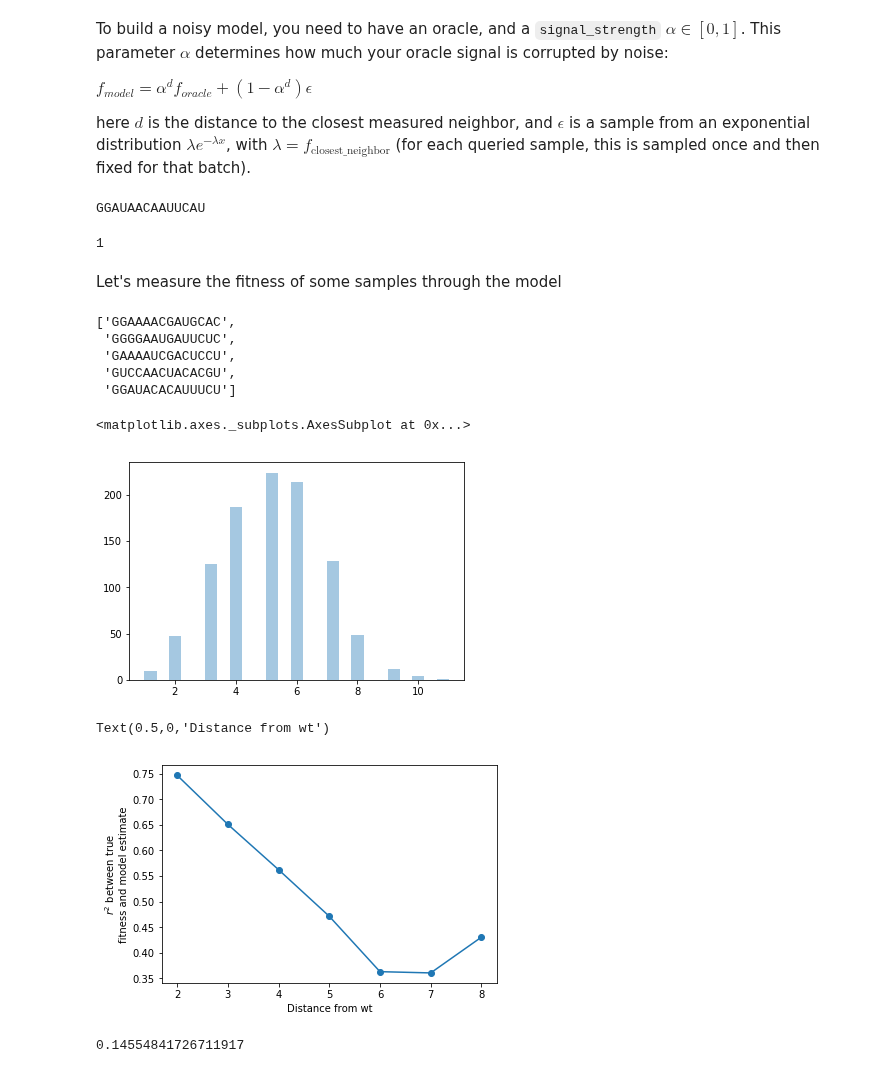
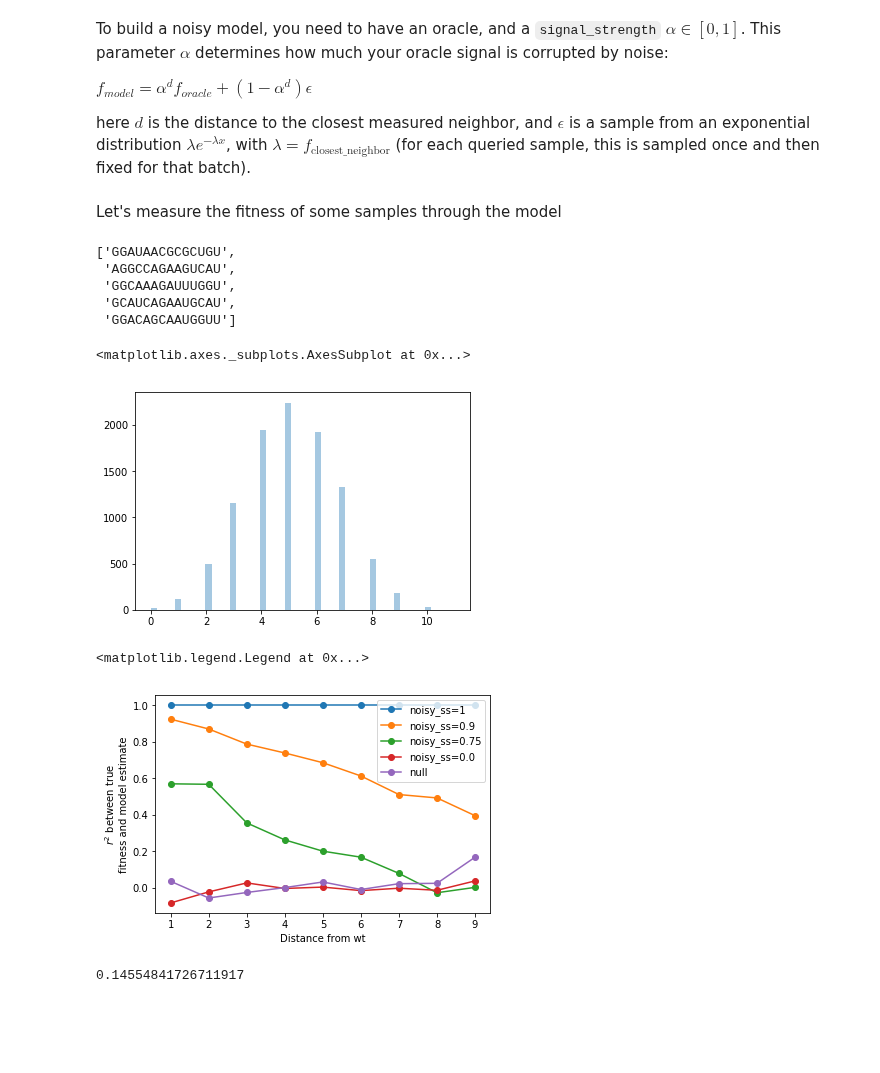
Before and after one commit to samsinai/FLEXS, a Jupyter notebook: examples/Tutorial.ipynb, the cells around one changed output. Cells and saved outputs as stored; diff of their text form; code cells hidden in the pictures; blank space fills up the shorter version.

```diff
--- a/examples/Tutorial.ipynb
+++ b/examples/Tutorial.ipynb
@@ -110,10 +114,6 @@ noisy_model = Noisy_abstract_model(landscape_oracle, signal_strength=0.9)
 # %%
-
-noisy_model.reset([wt])
-noisy_model.cost
+for noisy_model in noisy_models:
+    noisy_model.reset([wt])
-# %% [output]
-GGAUAACAAUUCAU
-1
 # %% [markdown]
 Let's measure the fitness of some samples through the model
 # %%
@@ -121,14 +121,14 @@ from utils.sequence_utils import generate_random_mutant
 # %%
 mutation_rate = 0.5
 RNA_alphabet = "UCGA"
-samples = [generate_random_mutant(wt, mutation_rate, alphabet= RNA_alphabet) for i in range(1000)]
+samples = [generate_random_mutant(wt, mutation_rate, alphabet= RNA_alphabet) for i in range(10000)]
 samples[:5]
 # %% [output]
-['GGAAAACGAUGCAC',
- 'GGGGAAUGAUUCUC',
- 'GAAAAUCGACUCCU',
- 'GUCCAACUACACGU',
- 'GGAUACACAUUUCU']
+['GGAUAACGCGCUGU',
+ 'AGGCCAGAAGUCAU',
+ 'GGCAAAGAUUUGGU',
+ 'GCAUCAGAAUGCAU',
+ 'GGACAGCAAUGGUU']
 # %%
 from scipy.stats import pearsonr,spearmanr
 # %%
@@ -139,7 +139,7 @@ for sequence in samples:
 sns.distplot(distances, kde=False)
 # %% [output]
 <matplotlib.axes._subplots.AxesSubplot at 0x...>
-[figure, old version]
+[figure, new version]
 # %%
 def get_corr_per_distance(samples,distances, model):
     corrs=[]
@@ -148,21 +148,27 @@ def get_corr_per_distance(samples,distances, model):
         for j in range(len(samples)):
             if distances[j]==i:
                samples_at_distance.append(samples[j])
-        if len(samples_at_distance)>20:
+        if len(samples_at_distance)>50:
             corrs.append(pearsonr(np.array([landscape_oracle.get_fitness(x) for x in samples_at_distance]),\
-                              np.array([model.get_fitness(x) for x in samples_at_distance]))[0]**2)
+                              np.array([model.get_fitness(x) for x in samples_at_distance]))[0])
         else:
             corrs.append(np.nan)
     return corrs
 # %%
-corrs = get_corr_per_distance(samples,distances,noisy_model)
+corrs = [get_corr_per_distance(samples,distances,noisy_model) for noisy_model in noisy_models]
+corrs_null = get_corr_per_distance(samples, distances, null_model)
 # %%
-plt.plot(range(1,11),corrs,'o-')
+plt.plot(range(1,11),corrs[0],'o-', label="noisy_ss=1")
+plt.plot(range(1,11),corrs[1],'o-', label="noisy_ss=0.9")
+plt.plot(range(1,11),corrs[2],'o-', label="noisy_ss=0.75")
+plt.plot(range(1,11),corrs[3],'o-', label="noisy_ss=0.0")
+plt.plot(range(1,11),corrs_null,'o-',label="null")
 plt.ylabel("$r^2$ between true\nfitness and model estimate")
 plt.xlabel("Distance from wt")
+plt.legend()
 # %% [output]
-Text(0.5,0,'Distance from wt')
+<matplotlib.legend.Legend at 0x...>
-[figure, old version]
+[figure, new version]
 # %%
 noisy_model.get_fitness(wt)
 # %% [output]
```
Also changed, not shown: parts of 2 cells of this notebook, 1 other file.
